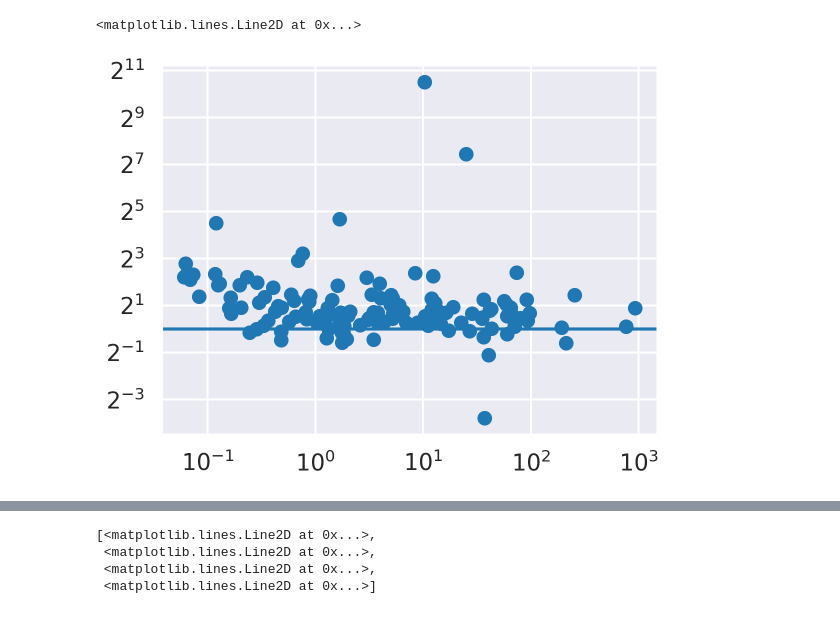
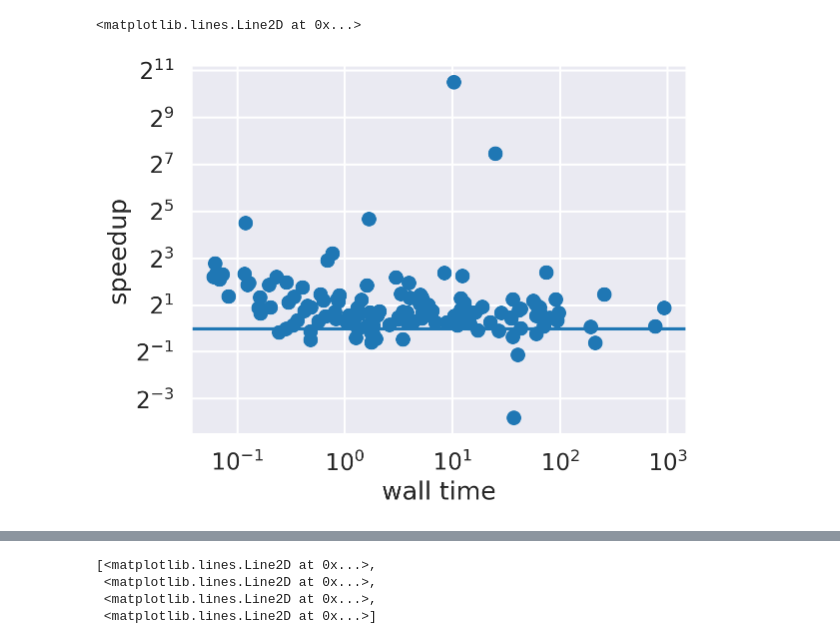
Before and after one commit to aseyboldt/stancon-nutpie-talk, a Jupyter notebook: make_plots.ipynb, the cells around one changed output, grey strips where cells are left out. Saved outputs shown, nothing was run; the diff lists cells and outputs as text; code cells hidden in the pictures.

```diff
--- a/make_plots.ipynb
+++ b/make_plots.ipynb
@@ -32,13 +68,15 @@ Text(0.5, 1.0, 'ecdf plot of nutpie speedups')
 # %%
 plt.scatter((ds.wall_time.sel(sampler_name="cmdstanpy", machine="r7a")), ds.speedup.sel(sampler_name="nutpie-stan-1000", machine="r7a"))
 plt.yscale("log", base=2)
 plt.xscale("log", base=10)
+plt.xlabel("wall time")
+plt.ylabel("speedup")
 #plt.axhline(0)
 plt.axhline(1)
 #plt.ylim(0.1, 6)
 # %% [output]
 <matplotlib.lines.Line2D at 0x...>
-[figure, old version]
+[figure, new version]
 # %%
 base = pathlib.Path("/mnt/harddrives/data/pymc-labs/samplerlab/traces-stan-R7a-xlarge/traces-stan/2024-07-31T134259/")
 
```
Also changed, not shown: parts of 6 cells of this notebook, 5 other files.
